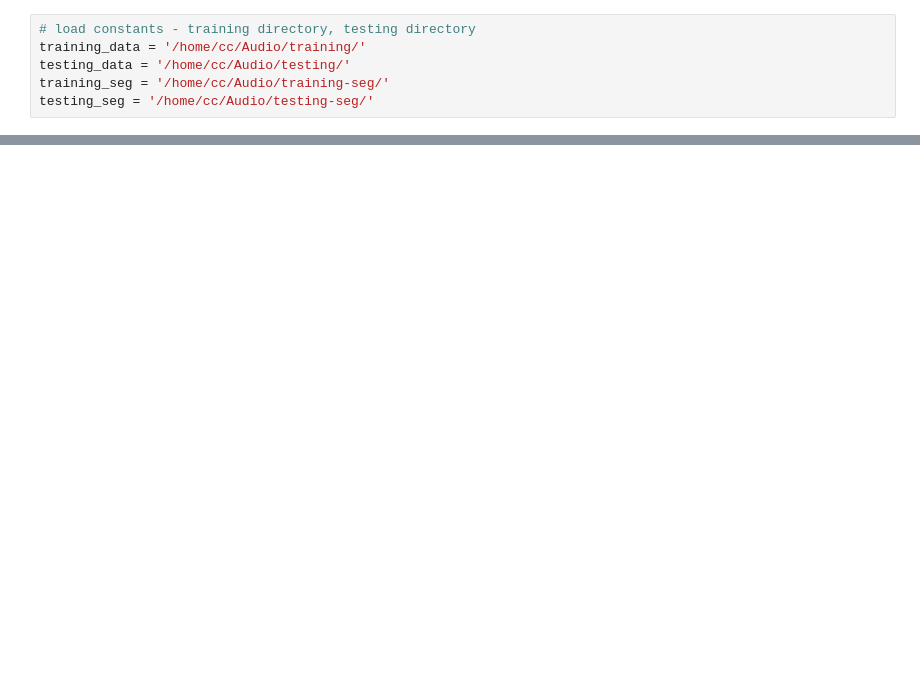
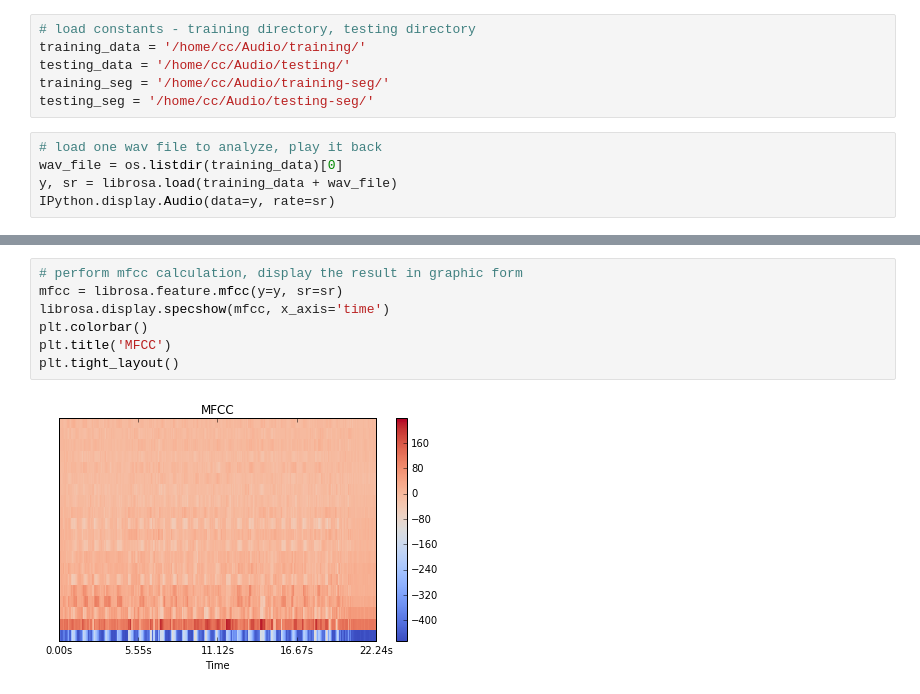
Before and after one commit to AKBoles/Voice-Identification, a Jupyter notebook: SpeakerRecognition.ipynb, the cells around one changed output, grey strips where cells are left out. Drawn from its saved outputs; the diff is of its cells as text; blank space fills up the shorter version.

Commit message:
More audio analysis files

```diff
--- a/SpeakerRecognition.ipynb
+++ b/SpeakerRecognition.ipynb
@@ -26,3 +27,8 @@ training_data = '/home/cc/Audio/training/'
 testing_data = '/home/cc/Audio/testing/'
 training_seg = '/home/cc/Audio/training-seg/'
 testing_seg = '/home/cc/Audio/testing-seg/'
+# %%
+# load one wav file to analyze, play it back
+wav_file = os.listdir(training_data)[0]
+y, sr = librosa.load(training_data + wav_file)
+IPython.display.Audio(data=y, rate=sr)
@@ -28,0 +37,9 @@ testing_seg = '/home/cc/Audio/testing-seg/'
+# %%
+# perform mfcc calculation, display the result in graphic form
+mfcc = librosa.feature.mfcc(y=y, sr=sr)
+librosa.display.specshow(mfcc, x_axis='time')
+plt.colorbar()
+plt.title('MFCC')
+plt.tight_layout()
+# %% [output]
+[figure, added]
```
Also changed, not shown: parts of 25 cells of this notebook, 3 other files.
